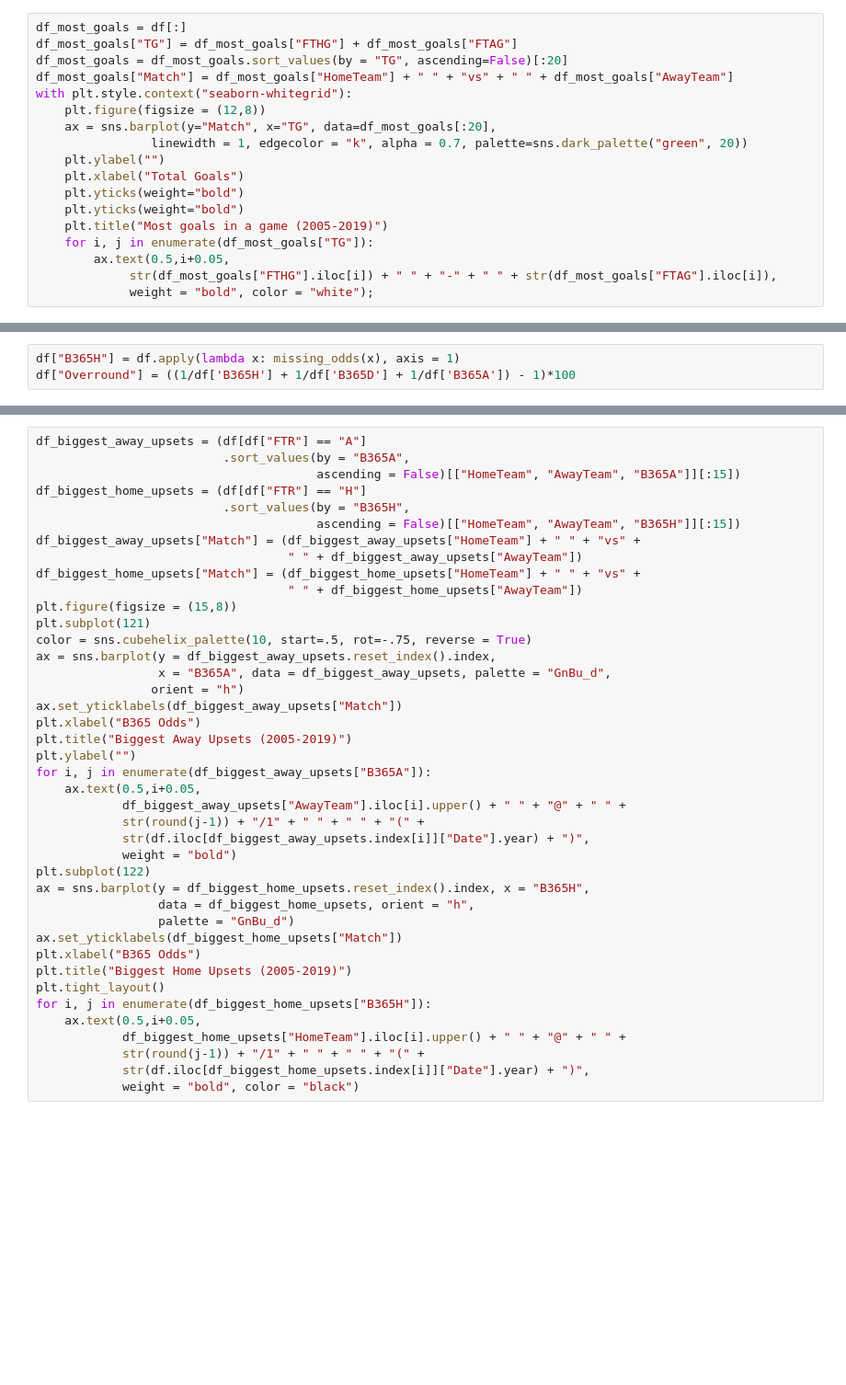
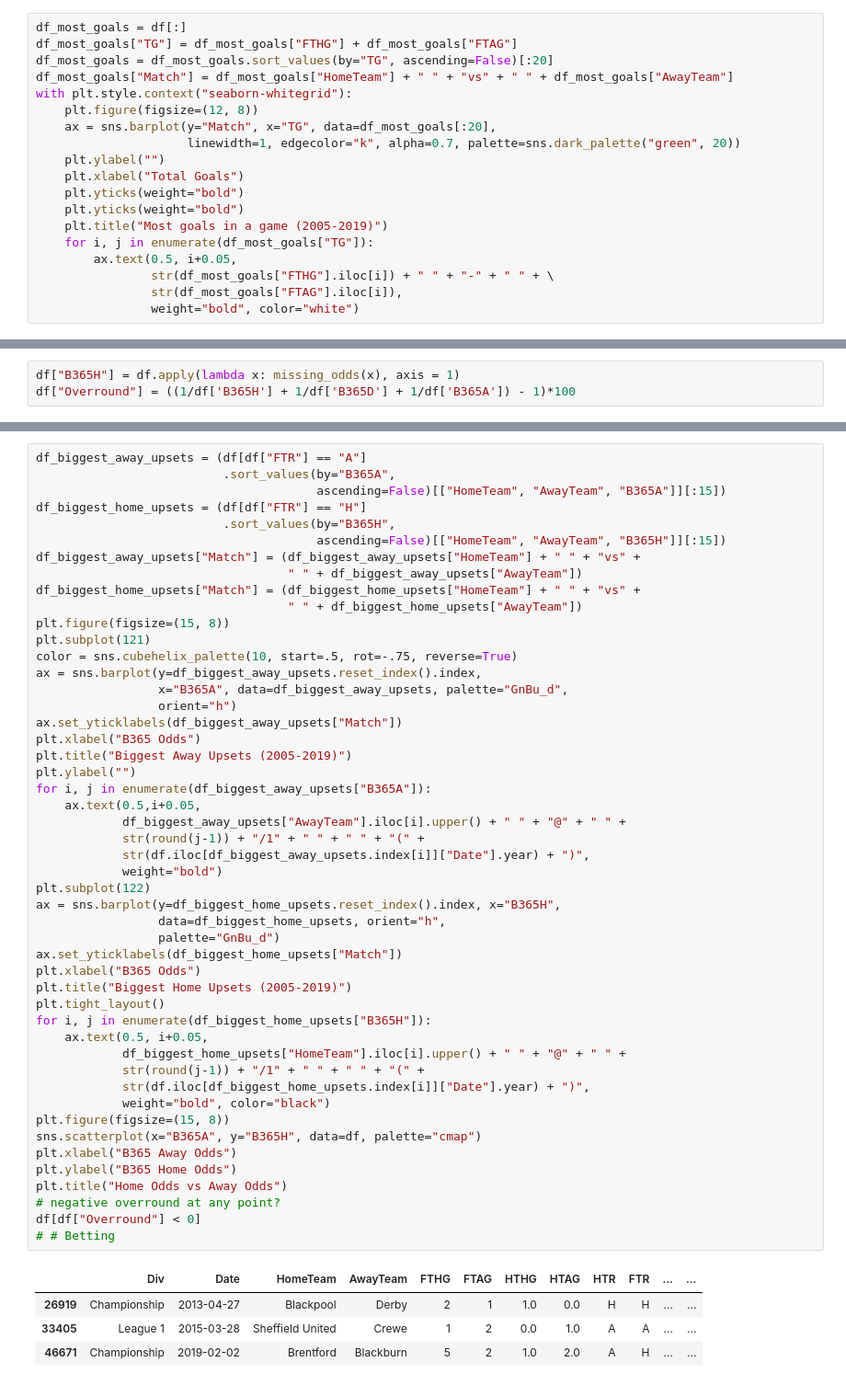
Before and after one commit to Jandrews97/Football-Data-Analysis-Notebook, a Jupyter notebook: Football-Data.co.uk_data.ipynb, the cells around one changed output, grey strips where cells are left out. Shown at 92% size. Drawn from its saved outputs; the diff is of its cells as text; blank space fills up the shorter version.

Commit message:
Tidied the notebook up and added some basic betting strategies analysis

```diff
--- a/Football-Data.co.uk_data.ipynb
+++ b/Football-Data.co.uk_data.ipynb
@@ -206,21 +227,22 @@ plt.legend(["Home Goals", "Away Goals"], prop = {'size': 15});
 # %%
 df_most_goals = df[:]
 df_most_goals["TG"] = df_most_goals["FTHG"] + df_most_goals["FTAG"]
-df_most_goals = df_most_goals.sort_values(by = "TG", ascending=False)[:20]
+df_most_goals = df_most_goals.sort_values(by="TG", ascending=False)[:20]
 df_most_goals["Match"] = df_most_goals["HomeTeam"] + " " + "vs" + " " + df_most_goals["AwayTeam"]
 with plt.style.context("seaborn-whitegrid"):
-    plt.figure(figsize = (12,8))
+    plt.figure(figsize=(12, 8))
     ax = sns.barplot(y="Match", x="TG", data=df_most_goals[:20],
-                linewidth = 1, edgecolor = "k", alpha = 0.7, palette=sns.dark_palette("green", 20))
+                     linewidth=1, edgecolor="k", alpha=0.7, palette=sns.dark_palette("green", 20))
     plt.ylabel("")
     plt.xlabel("Total Goals")
     plt.yticks(weight="bold")
     plt.yticks(weight="bold")
     plt.title("Most goals in a game (2005-2019)")
     for i, j in enumerate(df_most_goals["TG"]):
-        ax.text(0.5,i+0.05,
-             str(df_most_goals["FTHG"].iloc[i]) + " " + "-" + " " + str(df_most_goals["FTAG"].iloc[i]),
-             weight = "bold", color = "white");
+        ax.text(0.5, i+0.05,
+                str(df_most_goals["FTHG"].iloc[i]) + " " + "-" + " " + \
+                str(df_most_goals["FTAG"].iloc[i]),
+                weight="bold", color="white")
 # %% [output]
 [figure]
 # %%
@@ -742,43 +789,55 @@ plt.tight_layout();
 [figure]
 # %%
 df_biggest_away_upsets = (df[df["FTR"] == "A"]
-                          .sort_values(by = "B365A",
-                                       ascending = False)[["HomeTeam", "AwayTeam", "B365A"]][:15])
+                          .sort_values(by="B365A",
+                                       ascending=False)[["HomeTeam", "AwayTeam", "B365A"]][:15])
 df_biggest_home_upsets = (df[df["FTR"] == "H"]
-                          .sort_values(by = "B365H",
-                                       ascending = False)[["HomeTeam", "AwayTeam", "B365H"]][:15])
+                          .sort_values(by="B365H",
+                                       ascending=False)[["HomeTeam", "AwayTeam", "B365H"]][:15])
 df_biggest_away_upsets["Match"] = (df_biggest_away_upsets["HomeTeam"] + " " + "vs" +
                                    " " + df_biggest_away_upsets["AwayTeam"])
 df_biggest_home_upsets["Match"] = (df_biggest_home_upsets["HomeTeam"] + " " + "vs" +
                                    " " + df_biggest_home_upsets["AwayTeam"])
-plt.figure(figsize = (15,8))
+plt.figure(figsize=(15, 8))
 plt.subplot(121)
-color = sns.cubehelix_palette(10, start=.5, rot=-.75, reverse = True)
-ax = sns.barplot(y = df_biggest_away_upsets.reset_index().index,
-                 x = "B365A", data = df_biggest_away_upsets, palette = "GnBu_d",
-                orient = "h")
+color = sns.cubehelix_palette(10, start=.5, rot=-.75, reverse=True)
+ax = sns.barplot(y=df_biggest_away_upsets.reset_index().index,
+                 x="B365A", data=df_biggest_away_upsets, palette="GnBu_d",
+                 orient="h")
 ax.set_yticklabels(df_biggest_away_upsets["Match"])
 plt.xlabel("B365 Odds")
 plt.title("Biggest Away Upsets (2005-2019)")
 plt.ylabel("")
 for i, j in enumerate(df_biggest_away_upsets["B365A"]):
     ax.text(0.5,i+0.05,
             df_biggest_away_upsets["AwayTeam"].iloc[i].upper() + " " + "@" + " " +
             str(round(j-1)) + "/1" + " " + " " + "(" +
             str(df.iloc[df_biggest_away_upsets.index[i]]["Date"].year) + ")",
-            weight = "bold")
+            weight="bold")
 plt.subplot(122)
-ax = sns.barplot(y = df_biggest_home_upsets.reset_index().index, x = "B365H",
-                 data = df_biggest_home_upsets, orient = "h",
-                 palette = "GnBu_d")
+ax = sns.barplot(y=df_biggest_home_upsets.reset_index().index, x="B365H",
+                 data=df_biggest_home_upsets, orient="h",
+                 palette="GnBu_d")
 ax.set_yticklabels(df_biggest_home_upsets["Match"])
 plt.xlabel("B365 Odds")
 plt.title("Biggest Home Upsets (2005-2019)")
 plt.tight_layout()
 for i, j in enumerate(df_biggest_home_upsets["B365H"]):
-    ax.text(0.5,i+0.05,
+    ax.text(0.5, i+0.05,
             df_biggest_home_upsets["HomeTeam"].iloc[i].upper() + " " + "@" + " " +
             str(round(j-1)) + "/1" + " " + " " + "(" +
             str(df.iloc[df_biggest_home_upsets.index[i]]["Date"].year) + ")",
-            weight = "bold", color = "black")
+            weight="bold", color="black")
+plt.figure(figsize=(15, 8))
+sns.scatterplot(x="B365A", y="B365H", data=df, palette="cmap")
+plt.xlabel("B365 Away Odds")
+plt.ylabel("B365 Home Odds")
+plt.title("Home Odds vs Away Odds")
+# negative overround at any point?
+df[df["Overround"] < 0]
+# # Betting
 # %% [output]
+|  | Div | Date | HomeTeam | AwayTeam | FTHG | FTAG | HTHG | HTAG | HTR | FTR | ... | ... |
+| 26919 | Championship | 2013-04-27 | Blackpool | Derby | 2 | 1 | 1.0 | 0.0 | H | H | ... | ... |
+| 33405 | League 1 | 2015-03-28 | Sheffield United | Crewe | 1 | 2 | 0.0 | 1.0 | A | A | ... | ... |
+| 46671 | Championship | 2019-02-02 | Brentford | Blackburn | 5 | 2 | 1.0 | 2.0 | A | H | ... | ... |
```
Also changed, not shown: parts of 48 cells of this notebook, 5 other files.
